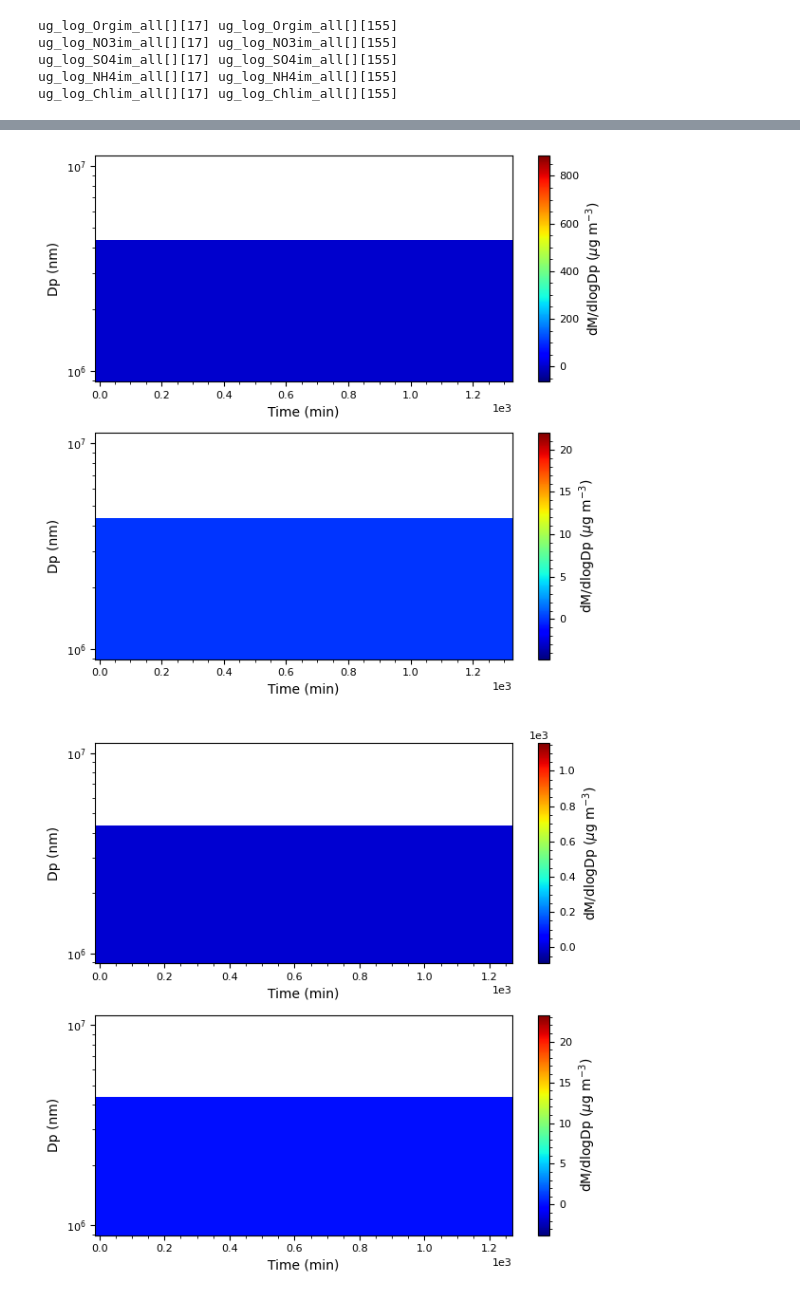
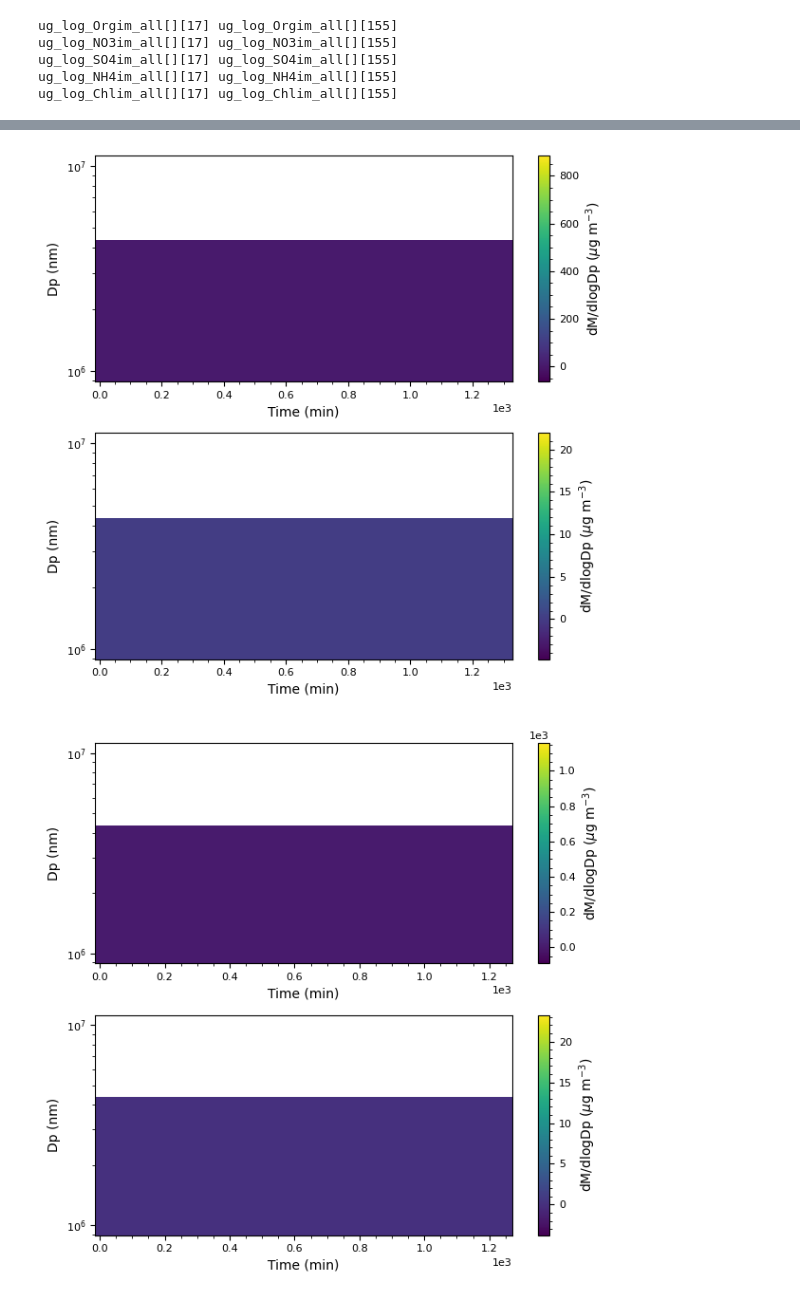
Before and after one commit to Normann25/DataTreatment_PhD, a Jupyter notebook: Old_AMS_data/PToF.ipynb, the cells around one changed output, grey strips where cells are left out. Saved outputs shown, nothing was run; the diff lists cells and outputs as text; code cells hidden in the pictures.

```diff
--- a/Old_AMS_data/PToF.ipynb
+++ b/Old_AMS_data/PToF.ipynb
@@ -14,7 +14,7 @@ AMS_paths = ['220505_ramp_carene_258K/', '220518_ramp_apinene_258K/', '220608_ra
 
 AMS = {}
 for AMS_path in AMS_paths:
-    df = import_txt(f'{path}{AMS_path}AMS/', '', 't_series', '%d-%m-%Y %H:%M:%S', 0)
+    df = import_data(f'{path}{AMS_path}AMS/', '', 't_series', '%d-%m-%Y %H:%M:%S', 0)
     name = AMS_path.split('_')[0]
     for key in df.keys():
         if 'PToF' in key:
@@ -94,6 +94,32 @@ ug_log_NO3im_all[][17] ug_log_NO3im_all[][155]
 ug_log_SO4im_all[][17] ug_log_SO4im_all[][155]
 ug_log_NH4im_all[][17] ug_log_NH4im_all[][155]
 ug_log_Chlim_all[][17] ug_log_Chlim_all[][155]
+# %%
+def plot_running_sizedist(fig, ax, df, bins, axis_labels, run_length):
+    df = df.reset_index(drop = True)
+
+    n_lines = len(df[df.keys()[1]])
+    cmap = mpl.colormaps['plasma_r']
+    colors = cmap(np.linspace(0, 1, n_lines))
+
+    for i, row in df.iterrows():
+        row = pd.to_numeric(row, errors = 'coerce')
+        ax.plot(bins, np.array(row), color=colors[i], lw=1.2)
+
+    # Create a scalar mappable for colorbar
+    norm = mpl.colors.Normalize(vmin=run_length, vmax=run_length + (n_lines - 1) * run_length)
+    sm = mpl.cm.ScalarMappable(cmap=cmap, norm=norm)
+    sm.set_array([])  # Required for colorbar
+
+    # Add colorbar to the figure
+    cbar = fig.colorbar(sm, ax=ax, orientation='vertical')
+    cbar.set_label('Time (min)', fontsize=9)
+    cbar.ax.tick_params(labelsize=8)
+
+    ax.tick_params(axis='both', labelsize=8)
+    ax.set(xlabel=axis_labels[0], ylabel=axis_labels[1], xscale='log')
+
+    return ax
 # %%
 start_times = ['2022-05-05 14:48', '2022-05-18 14:34', '2022-06-08 10:20']
 timestamps = [['2022-05-05 14:32', '2022-05-06 12:56'],
@@ -110,7 +136,7 @@ for key in ['220505_PToF', '220518_PToF', '220608_PToF']:
         df_keys = AMS[key].keys()[i*254+18:i*254+157]
         AMS_running = running_mean(AMS[key], df_keys, 'Time', '2T', 2, None)
 
-        plot_running_sizedist(fig, ax[i], AMS_running.T, PToF_bins[1:], None, ['Diameter (nm)', 'dM/dlogDp ($\mu$g m$^{-3}$)'], 2, False)
+        plot_running_sizedist(fig, ax[i], AMS_running, PToF_bins[1:], ['Diameter (nm)', 'dM/dlogDp ($\mu$g m$^{-3}$)'], 2)
 
     fig.tight_layout()
 # %% [output]
@@ -120,12 +193,12 @@ for key in ['220505_PToF', '220518_PToF', '220608_PToF']:
 # %%
 for i, key in enumerate(['220505_PToF', '220518_PToF', '220608_PToF']):
     fig, ax = plt.subplots(2, 1, figsize = (6.3, 6))
 
     for j in range(2):
         df_keys = AMS[key].keys()[j*254+18:(j)*254+157].to_list()
-        plot_timeseries(fig, ax[j], AMS[key], df_keys, PToF_bins, 'mass', timestamps[i], True, None, None, False, start_times[i])
+        plot_PToF_heatmap(ax[j], AMS[key], df_keys, PToF_bins, start_times[i])
 
     fig.tight_layout()
 # %% [output]
-[figure, old version]
+[figure, new version]
-[figure, old version]
+[figure, new version]
```
Also changed, not shown: parts of 3 cells of this notebook.
